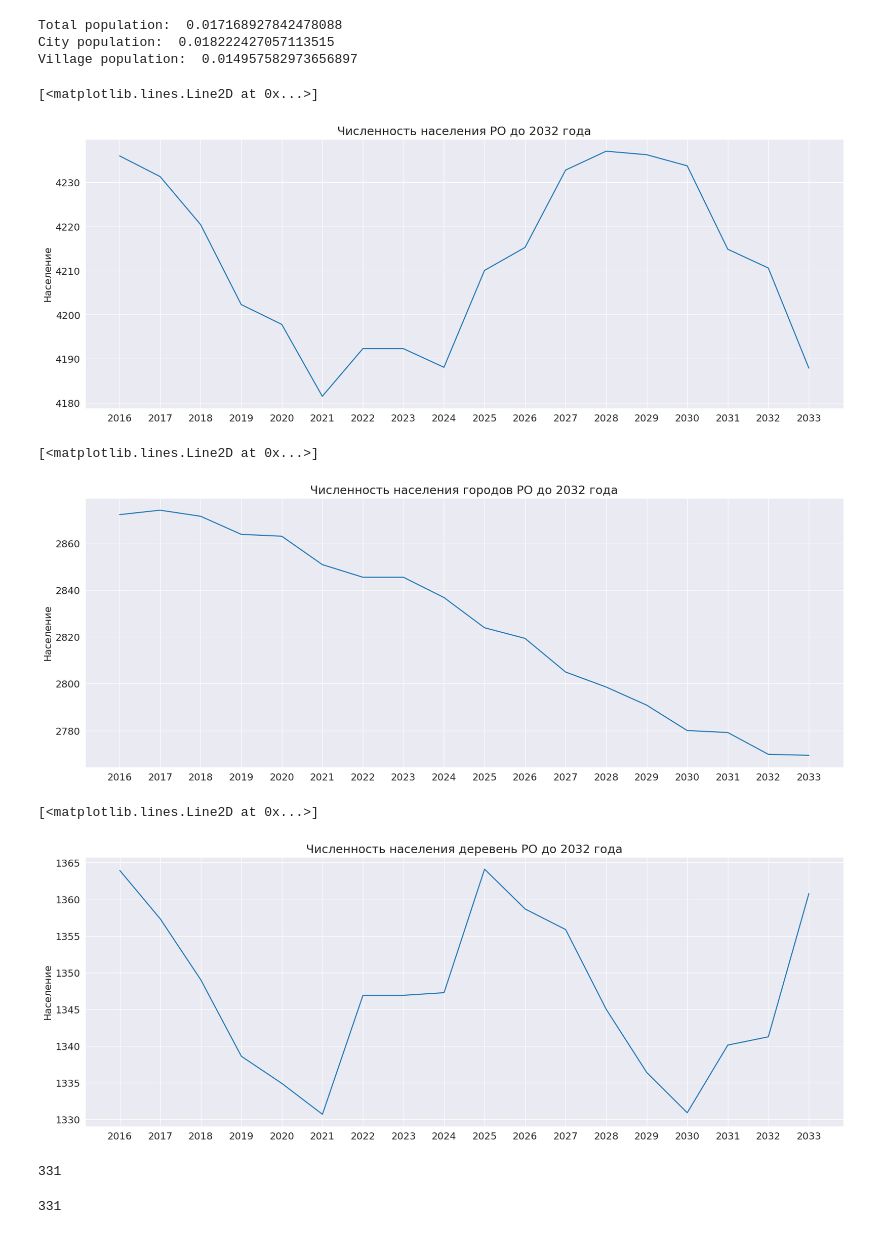
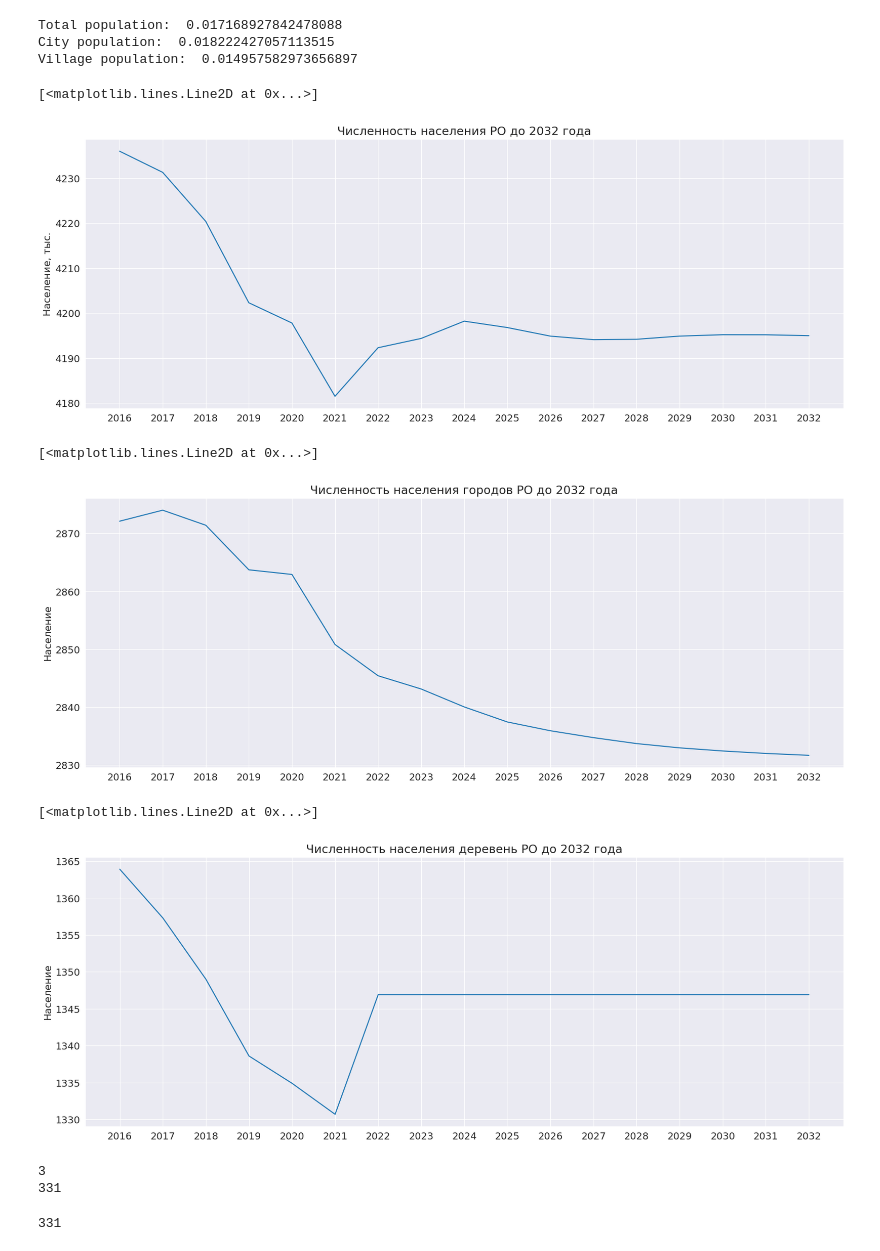
Before and after one commit to aexra/Rospred, a Jupyter notebook: Backend/Backend.ML/Jupyther/ЦИ_Конкурс_2024_Модели_Качаван.ipynb, the cells around one changed output. Cells and saved outputs as stored; diff of their text form; code cells hidden in the pictures.

```diff
--- a/Backend/Backend.ML/Jupyther/ЦИ_Конкурс_2024_Модели_Качаван.ipynb
+++ b/Backend/Backend.ML/Jupyther/ЦИ_Конкурс_2024_Модели_Качаван.ipynb
@@ -134,18 +158,23 @@ forecasted_values = {
 }
 # %%
 # Нам потребуются полученные модели для работы сервиса
-trained_arima_models = {}
+trained_models = {
+    'arima': {},
+    'arch': {},
+    'garch': {}
+}
 # %% [markdown]
 ### Обучим каждую модель для каждого признака и посмотрим результат
 # %%
 # ARIMA
 for column in labels:
   model = ARIMA(df[column], order=[5, 1, 0])
+  model.initialize_approximate_diffuse()
   result = model.fit()
   forecast = result.forecast(steps=10)
   forecasted_value = forecast.values.tolist()
   forecasted_values['arima'][column] = forecasted_value
-  trained_arima_models[column] = result
+  trained_models['arima'][column] = result
 # %%
 # ARCH
 for column in labels:
@@ -154,3 +183,4 @@ for column in labels:
   forecasts = result.forecast(horizon=3, start=split_date)
   forecasted_value = forecast.values.tolist()
   forecasted_values['arch'][column] = forecasted_value
+  trained_models['arch'][column] = result
@@ -162,3 +368,4 @@ for column in labels:
   forecasts = result.forecast(horizon=3, start=split_date)
   forecasted_value = forecast.values.tolist()
   forecasted_values['garch'][column] = forecasted_value
+  trained_models['garch'][column] = result
@@ -240,31 +623,33 @@ values = denormalized['arima']
 # %%
 fig, ax = plt.subplots(layout='constrained')
 ax.set_title('Численность населения РО до 2032 года')
-ax.set_ylabel('Население')
-ax.plot(['2016', '2017', '2018', '2019', '2020', '2021', '2022', '2023', '2024', '2025', '2026', '2027', '2028', '2029', '2030', '2031', '2032', '2033'], values['Total population'])
+ax.set_ylabel('Население, тыс.')
+ax.plot(['2016', '2017', '2018', '2019', '2020', '2021', '2022', '2023', '2024', '2025', '2026', '2027', '2028', '2029', '2030', '2031', '2032'], values['Total population'])
 # %% [output]
 [<matplotlib.lines.Line2D at 0x...>]
-[figure, old version]
+[figure, new version]
 # %%
 fig, ax = plt.subplots(layout='constrained')
 ax.set_title('Численность населения городов РО до 2032 года')
 ax.set_ylabel('Население')
-ax.plot(['2016', '2017', '2018', '2019', '2020', '2021', '2022', '2023', '2024', '2025', '2026', '2027', '2028', '2029', '2030', '2031', '2032', '2033'], values['City population'])
+ax.plot(['2016', '2017', '2018', '2019', '2020', '2021', '2022', '2023', '2024', '2025', '2026', '2027', '2028', '2029', '2030', '2031', '2032'], values['City population'])
 # %% [output]
 [<matplotlib.lines.Line2D at 0x...>]
-[figure, old version]
+[figure, new version]
 # %%
 fig, ax = plt.subplots(layout='constrained')
 ax.set_title('Численность населения деревень РО до 2032 года')
 ax.set_ylabel('Население')
-ax.plot(['2016', '2017', '2018', '2019', '2020', '2021', '2022', '2023', '2024', '2025', '2026', '2027', '2028', '2029', '2030', '2031', '2032', '2033'], values['Village population'])
+ax.plot(['2016', '2017', '2018', '2019', '2020', '2021', '2022', '2023', '2024', '2025', '2026', '2027', '2028', '2029', '2030', '2031', '2032'], values['Village population'])
 # %% [output]
 [<matplotlib.lines.Line2D at 0x...>]
-[figure, old version]
+[figure, new version]
 # %%
 # Посмотрим на полученные модели
-print(len(trained_arima_models))
+print(len(trained_models))
+print(len(list(trained_models.values())[0]))
 # %% [output]
+3
 331
 # %%
 # Сохраним каждую из них
```
Also changed, not shown: parts of 9 cells of this notebook.
